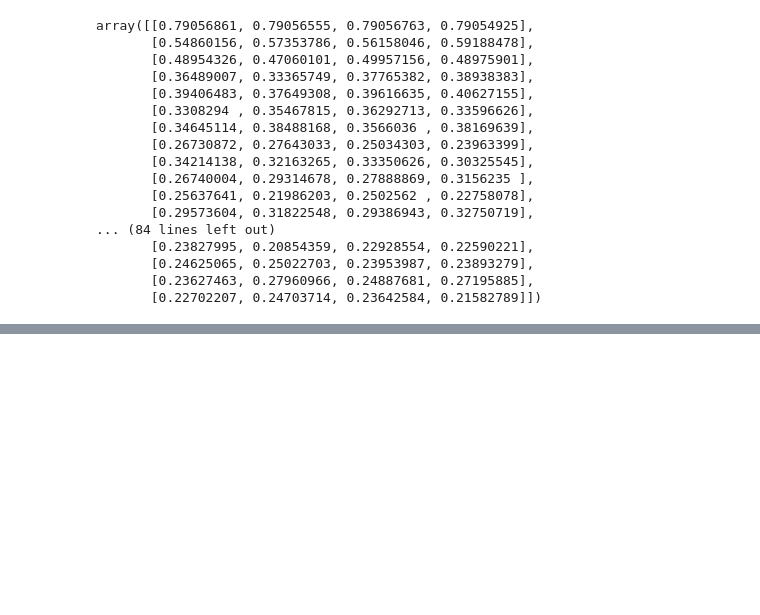
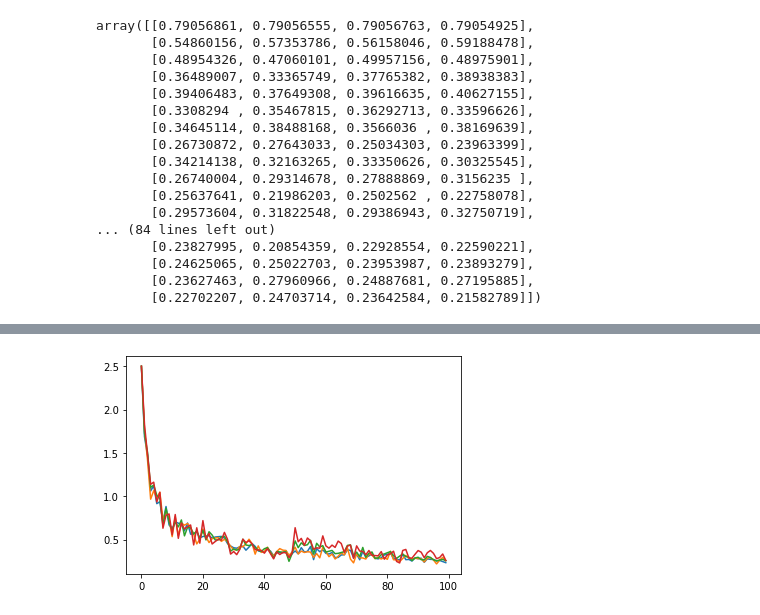
Before and after one commit to kseniya-yakovleva/AML-16, a Jupyter notebook: hw_2/hw-2.ipynb, the cells around one changed output, grey strips where cells are left out. Cells and saved outputs as stored; diff of their text form; code cells hidden in the pictures; blank space fills up the shorter version.

```diff
--- a/hw_2/hw-2.ipynb
+++ b/hw_2/hw-2.ipynb
@@ -225,0 +202,9 @@ array([[0.79056861, 0.79056555, 0.79056763, 0.79054925],
+# %%
+def Adagrad(X, eps, lr=2.5):
+    Y = []
+    G = 0
+    for x in X:
+        G += x*x
+        v = lr/np.sqrt(G + eps)*x
+        Y.append(v)
+    return np.asarray(Y)
@@ -225,0 +231,5 @@ array([[0.79056861, 0.79056555, 0.79056763, 0.79054925],
+# %%
+plt.plot(Adagrad(X, eps=0.00001))
+plt.show()
+# %% [output]
+[figure, added]
```
Also changed, not shown: parts of 8 cells of this notebook.
